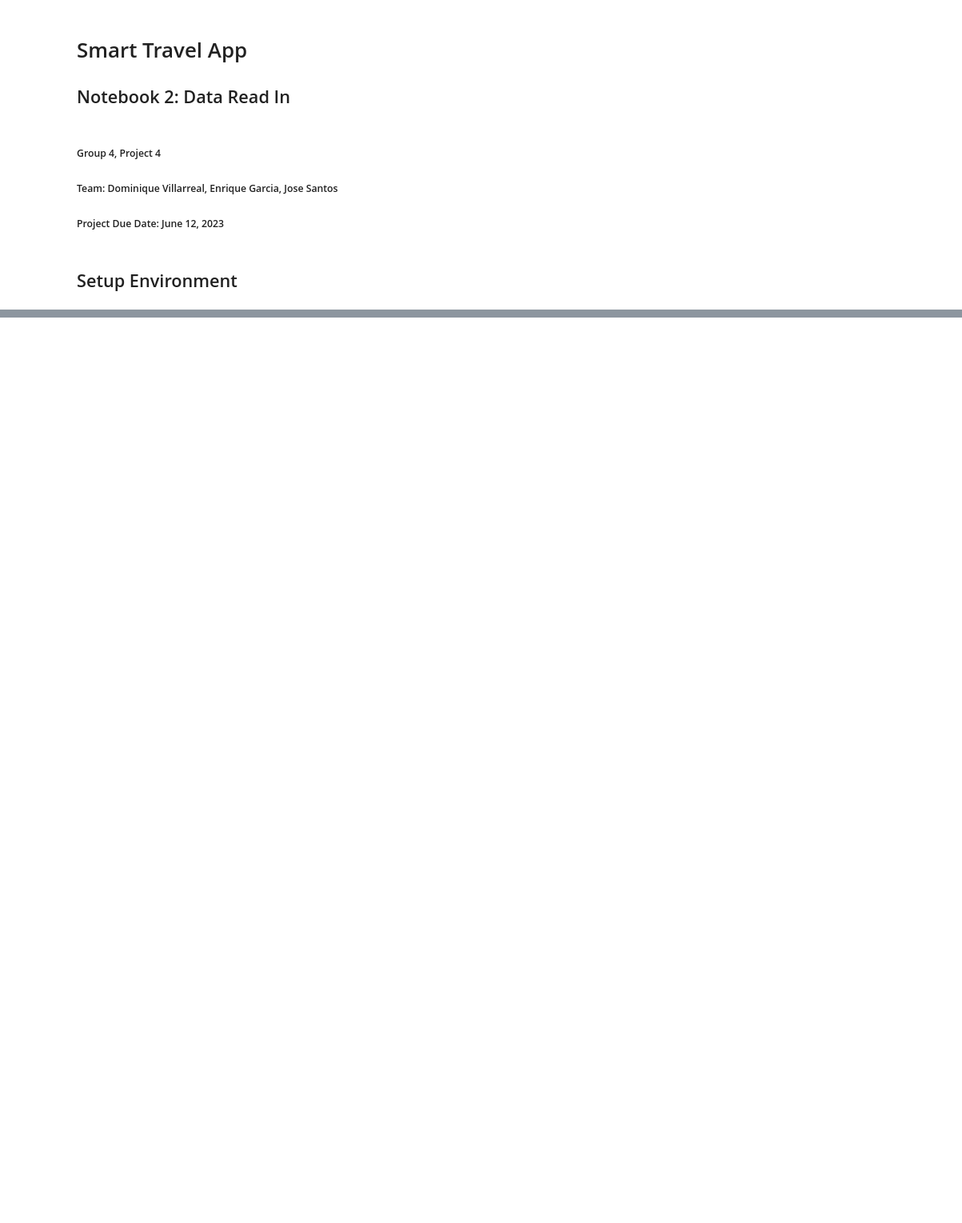
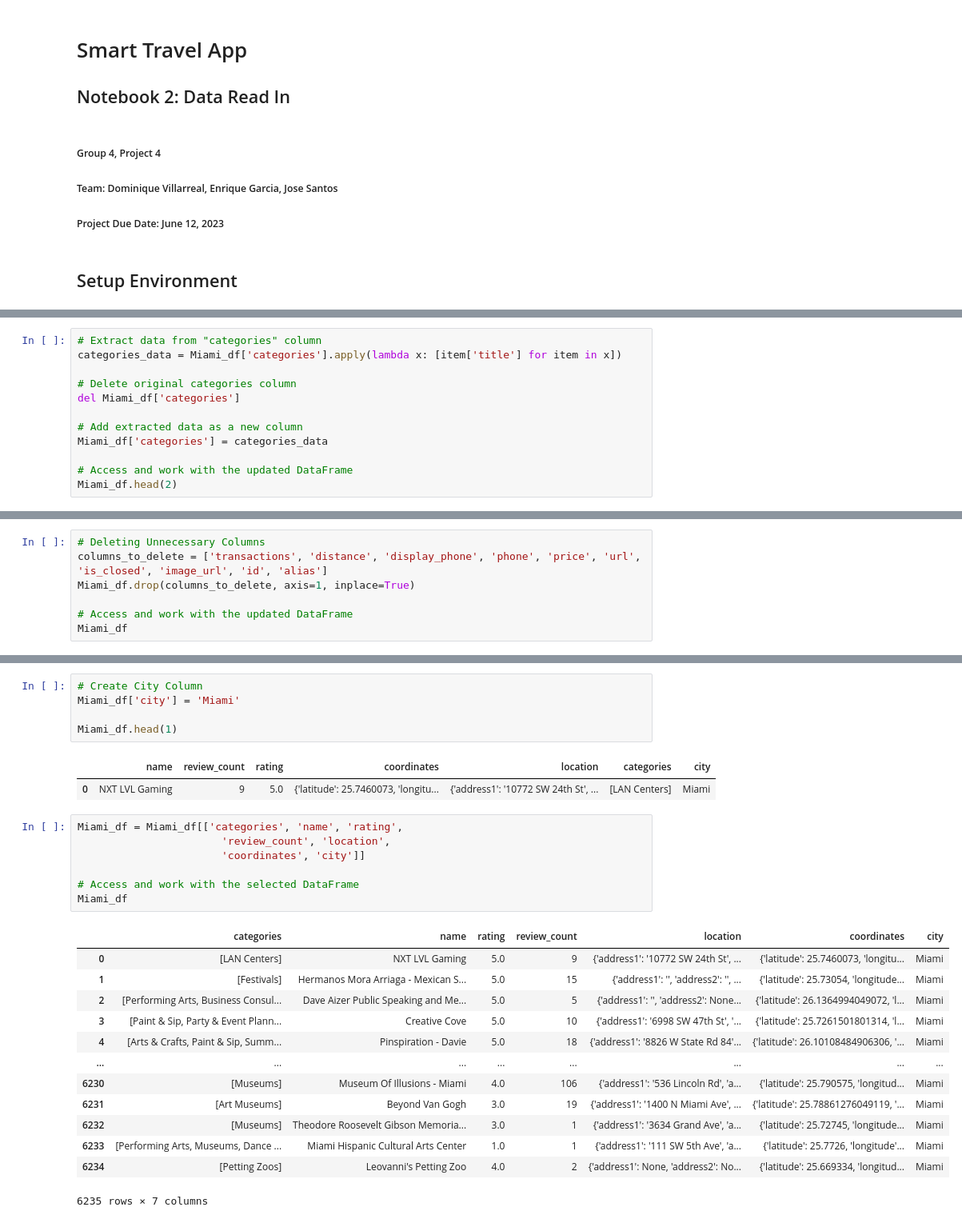
Before and after one commit to SantDRS/G4_Project4, a Jupyter notebook: G4_P4_DataCleaning_Notebook.ipynb, the cells around one changed output, grey strips where cells are left out. Shown at 80% size. Cells and saved outputs as stored; diff of their text form; blank space fills up the shorter version.

```diff
--- a/G4_P4_DataCleaning_Notebook.ipynb
+++ b/G4_P4_DataCleaning_Notebook.ipynb
@@ -86,0 +214,12 @@ Denver_arts_df
+# %%
+# Extract data from "categories" column
+categories_data = Miami_df['categories'].apply(lambda x: [item['title'] for item in x])
+
+# Delete original categories column
+del Miami_df['categories']
+
+# Add extracted data as a new column
+Miami_df['categories'] = categories_data
+
+# Access and work with the updated DataFrame
+Miami_df.head(2)
@@ -86,0 +230,7 @@ Denver_arts_df
+# %%
+# Deleting Unnecessary Columns
+columns_to_delete = ['transactions', 'distance', 'display_phone', 'phone', 'price', 'url', 'is_closed', 'image_url', 'id', 'alias']
+Miami_df.drop(columns_to_delete, axis=1, inplace=True)
+
+# Access and work with the updated DataFrame
+Miami_df
@@ -86,0 +251,29 @@ Denver_arts_df
+# %%
+# Create City Column
+Miami_df['city'] = 'Miami'
+
+Miami_df.head(1)
+# %% [output]
+|  | name | review_count | rating | coordinates | location | categories | city |
+| 0 | NXT LVL Gaming | 9 | 5.0 | {'latitude': 25.7460073, 'longitu... | {'address1': '10772 SW 24th St', ... | [LAN Centers] | Miami |
+# %%
+Miami_df = Miami_df[['categories', 'name', 'rating',
+                       'review_count', 'location',
+                       'coordinates', 'city']]
+
+# Access and work with the selected DataFrame
+Miami_df
+# %% [output]
+|  | categories | name | rating | review_count | location | coordinates | city |
+| 0 | [LAN Centers] | NXT LVL Gaming | 5.0 | 9 | {'address1': '10772 SW 24th St', ... | {'latitude': 25.7460073, 'longitu... | Miami |
+| 1 | [Festivals] | Hermanos Mora Arriaga - Mexican S... | 5.0 | 15 | {'address1': '', 'address2': '', ... | {'latitude': 25.73054, 'longitude... | Miami |
+| 2 | [Performing Arts, Business Consul... | Dave Aizer Public Speaking and Me... | 5.0 | 5 | {'address1': '', 'address2': None... | {'latitude': 26.1364994049072, 'l... | Miami |
+| 3 | [Paint & Sip, Party & Event Plann... | Creative Cove | 5.0 | 10 | {'address1': '6998 SW 47th St', '... | {'latitude': 25.7261501801314, 'l... | Miami |
+| 4 | [Arts & Crafts, Paint & Sip, Summ... | Pinspiration - Davie | 5.0 | 18 | {'address1': '8826 W State Rd 84'... | {'latitude': 26.10108484906306, '... | Miami |
+| ... | ... | ... | ... | ... | ... | ... | ... |
+| 6230 | [Museums] | Museum Of Illusions - Miami | 4.0 | 106 | {'address1': '536 Lincoln Rd', 'a... | {'latitude': 25.790575, 'longitud... | Miami |
+| 6231 | [Art Museums] | Beyond Van Gogh | 3.0 | 19 | {'address1': '1400 N Miami Ave', ... | {'latitude': 25.78861276049119, '... | Miami |
+| 6232 | [Museums] | Theodore Roosevelt Gibson Memoria... | 3.0 | 1 | {'address1': '3634 Grand Ave', 'a... | {'latitude': 25.72745, 'longitude... | Miami |
+| 6233 | [Performing Arts, Museums, Dance ... | Miami Hispanic Cultural Arts Center | 1.0 | 1 | {'address1': '111 SW 5th Ave', 'a... | {'latitude': 25.7726, 'longitude'... | Miami |
+| 6234 | [Petting Zoos] | Leovanni's Petting Zoo | 4.0 | 2 | {'address1': None, 'address2': No... | {'latitude': 25.669334, 'longitud... | Miami |
+6235 rows × 7 columns
```
Also changed, not shown: parts of 25 cells of this notebook, 9 other files.
